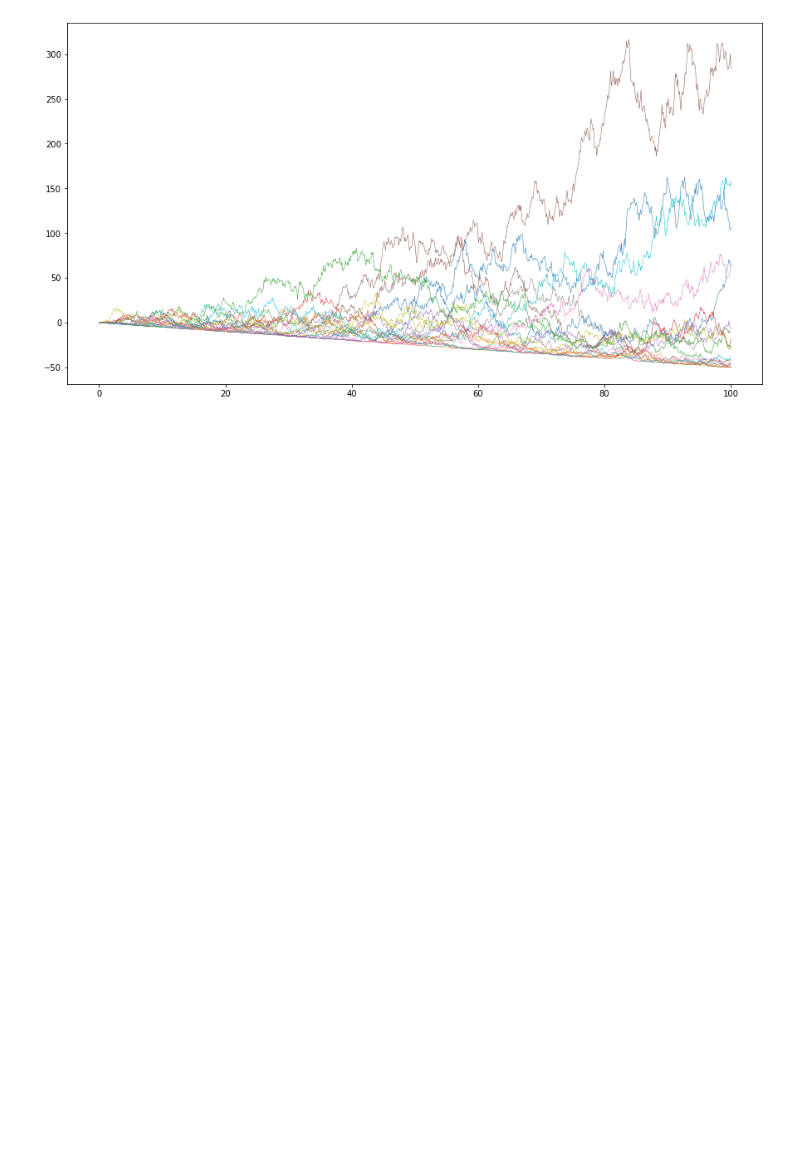
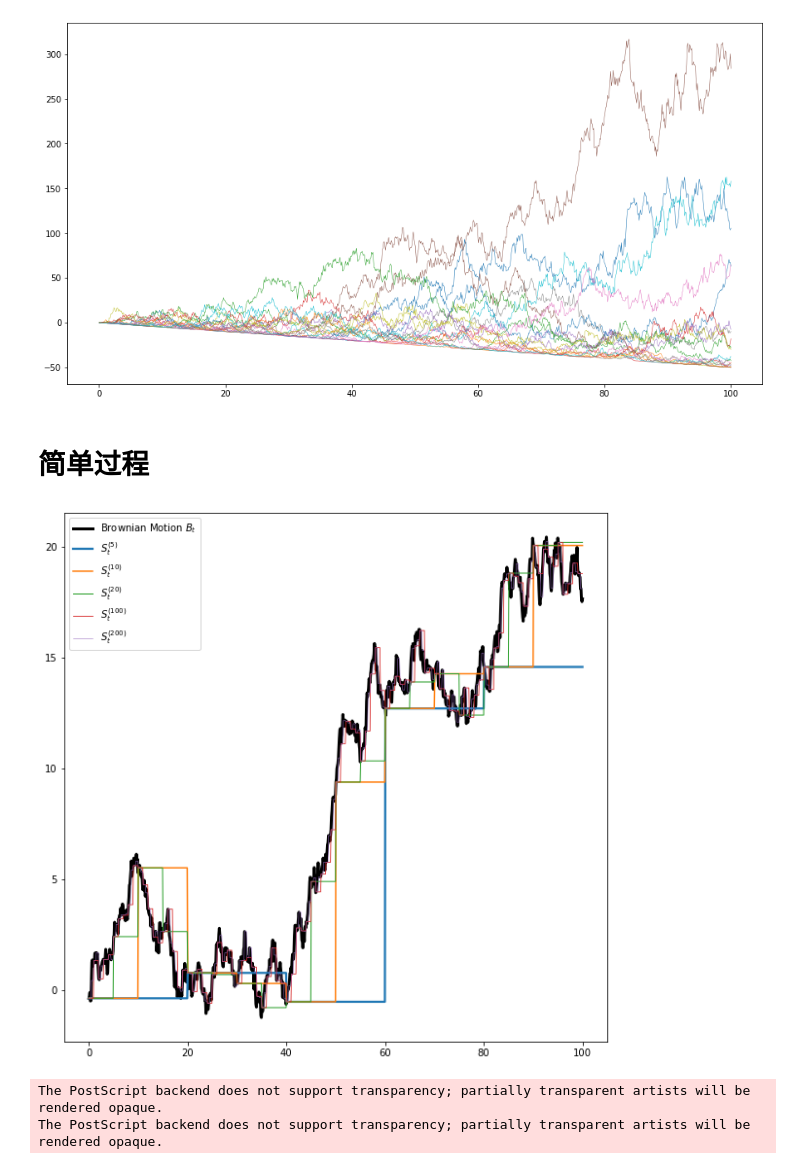
Before and after one commit to sijichun/MathStatsCode, a Jupyter notebook: notebook_python/Stochastic_integral.ipynb, the cells around one changed output. Saved outputs shown, nothing was run; the diff lists cells and outputs as text; code cells hidden in the pictures; blank space fills up the shorter version.

Commit message:
simple process added.

```diff
--- a/notebook_python/Stochastic_integral.ipynb
+++ b/notebook_python/Stochastic_integral.ipynb
@@ -56,3 +56,44 @@ for b in IBDB:
 plt.show() ## 画图
 # %% [output]
 [figure]
+# %% [markdown]
+# 简单过程
+# %%
+import numpy as np
+import numpy.random as nprd
+nprd.seed(19880505)
+N_path=1
+t=np.linspace(0.0,100,1000)
+epsilon=np.sqrt(t[1]-t[0])
+increment=nprd.normal(0,epsilon,len(t))
+Bt=np.cumsum(increment)
+S1=np.zeros(len(t))
+S2=np.zeros(len(t))
+S3=np.zeros(len(t))
+S4=np.zeros(len(t))
+S5=np.zeros(len(t))
+for i in range(len(t)):
+    S1[i]=Bt[200*int(i/200)]
+    S2[i]=Bt[100*int(i/100)]
+    S3[i]=Bt[50*int(i/50)]
+    S4[i]=Bt[10*int(i/10)]
+    S5[i]=Bt[5*int(i/5)]
+import matplotlib.pyplot as plt
+%matplotlib inline
+
+# 设定图像大小
+plt.rcParams['figure.figsize'] = (10.0, 10.0)
+fig=plt.figure()
+plt.plot(t,Bt, linewidth=3, c='black', label=r'Brownian Motion $B_t$')
+plt.plot(t,S1, linewidth=2.2, label=r'$S_{t}^{(5)}$')
+plt.plot(t,S2, linewidth=1.5, label=r'$S_{t}^{(10)}$')
+plt.plot(t,S3, linewidth=1,   label=r'$S_{t}^{(20)}$')
+plt.plot(t,S4, linewidth=0.8, label=r'$S_{t}^{(100)}$')
+plt.plot(t,S5, linewidth=0.5, label=r'$S_{t}^{(200)}$')
+plt.legend(loc='upper left', frameon=True)
+plt.show() ## 画图
+fig.savefig("sto_simple_process.eps")
+# %% [output]
+[figure, added]
+The PostScript backend does not support transparency; partially transparent artists will be rendered opaque.
+The PostScript backend does not support transparency; partially transparent artists will be rendered opaque.
```
Also changed, not shown: parts of 1 cell of this notebook.
